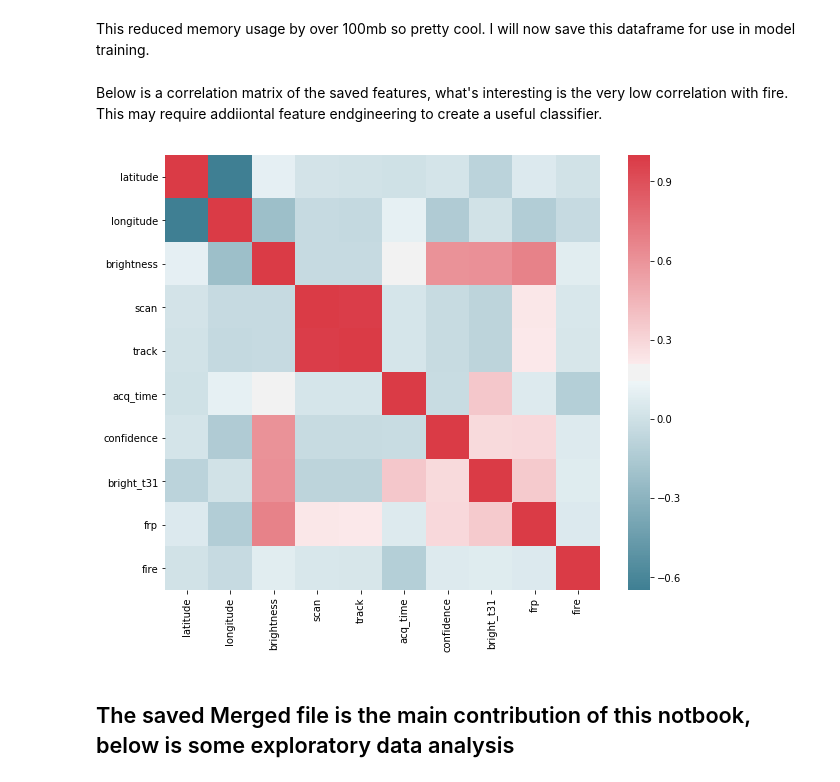
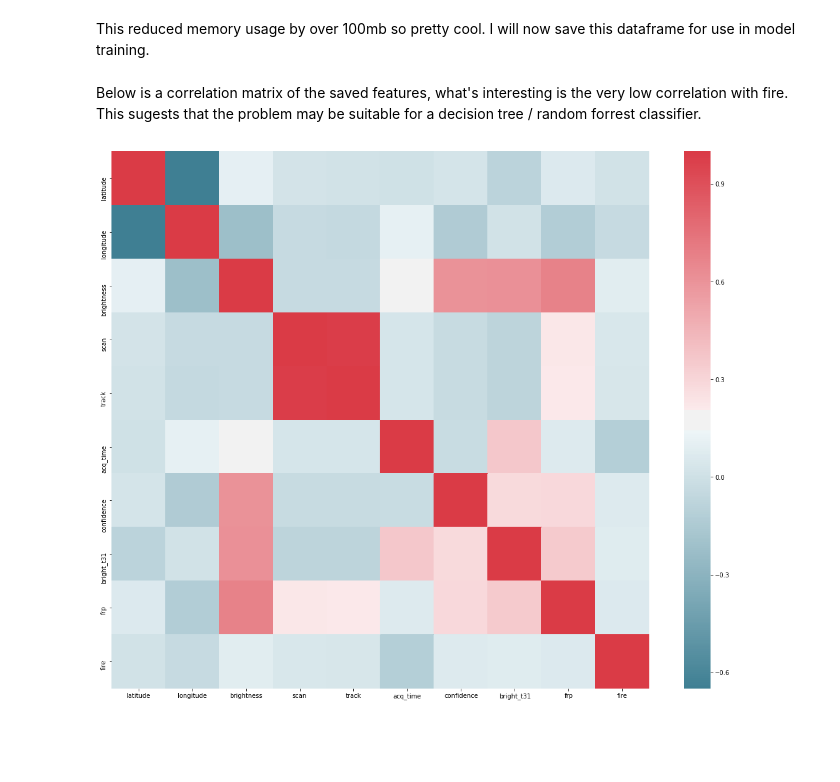
Before and after one commit to BloomTech-Labs/forest-fire-watch-ds, a Jupyter notebook: Labelling_Data/Historical_Fires_Exploration.ipynb, the cells around one changed output. Drawn from its saved outputs; the diff is of its cells as text; code cells hidden in the pictures; blank space fills up the shorter version.

```diff
--- a/Labelling_Data/Historical_Fires_Exploration.ipynb
+++ b/Labelling_Data/Historical_Fires_Exploration.ipynb
@@ -258,16 +260,14 @@ This reduced memory usage by over 100mb so pretty cool. I will now save this dat
 # I'll save merged now
 labeled_mh.to_pickle('/home/nedderlander/datascience/burn notice/Data-Science/Data/Cleaned_Modus_Historical/labeled_mh_r1.pkl')
 # %% [markdown]
-Below is a correlation matrix of the saved features, what's interesting is the very low correlation with fire. This may require addiiontal feature endgineering to create a useful classifier.
+Below is a correlation matrix of the saved features, what's interesting is the very low correlation with fire. This sugests that the problem may be suitable for a decision tree / random forrest classifier.
 # %%
 import matplotlib.pyplot as plt
 import seaborn as sns
 
-f, ax = plt.subplots(figsize=(10, 8))
+f, ax = plt.subplots(figsize=(20, 16))
 corr = labeled_mh.corr()
 sns.heatmap(corr, mask=np.zeros_like(corr, dtype=np.bool), cmap=sns.diverging_palette(220, 10, as_cmap=True),
             square=True, ax=ax);
 # %% [output]
-[figure, old version]
+[figure, new version]
-# %% [markdown]
-## The saved Merged file is the main contribution of this notbook, below is some exploratory data analysis
```
Also changed, not shown: parts of 2 cells of this notebook, 3 other files.
